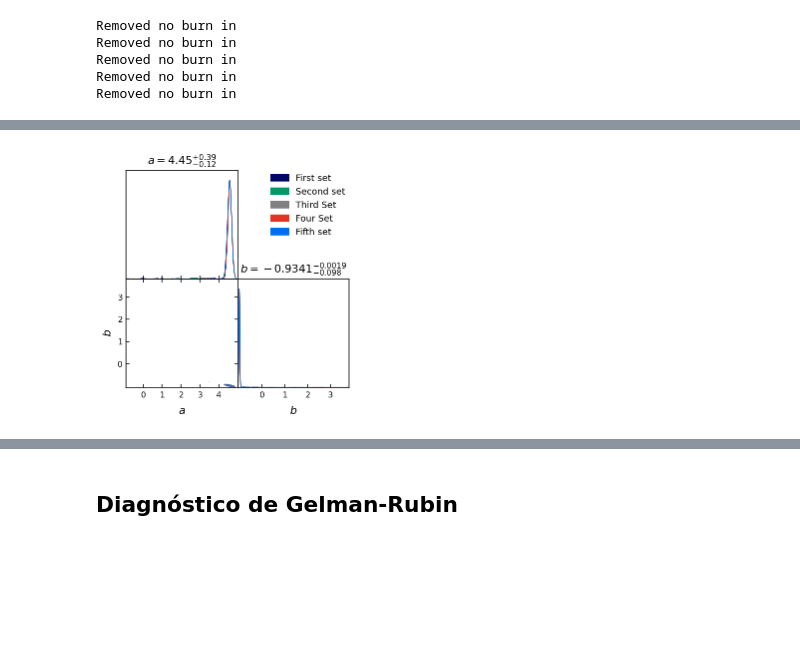
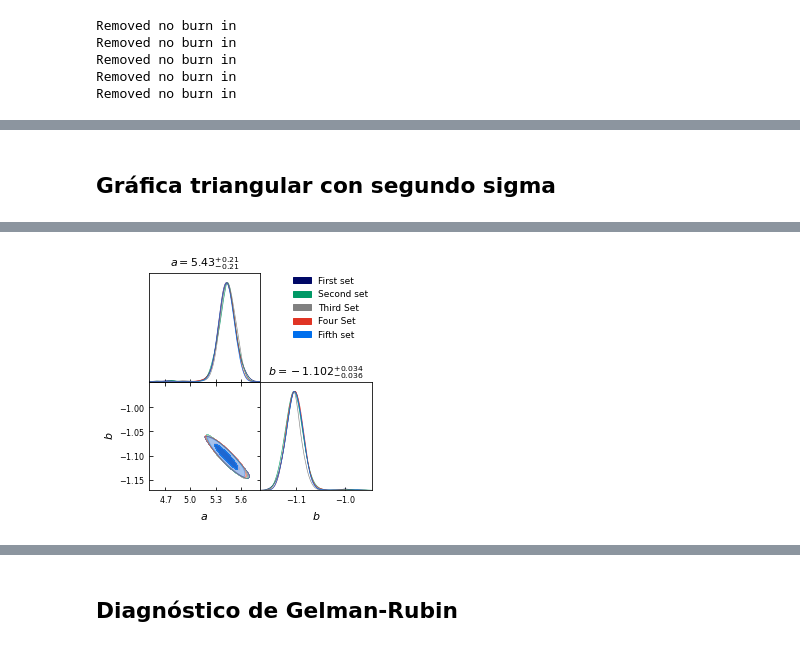
Before and after one commit to DCIDA2019/dcida2020ii-anaradi, a Jupyter notebook: Oct23/MCM.ipynb, the cells around one changed output, grey strips where cells are left out. Cells and saved outputs as stored; diff of their text form; code cells hidden in the pictures; blank space fills up the shorter version.

```diff
--- a/Oct23/MCM.ipynb
+++ b/Oct23/MCM.ipynb
@@ -114,12 +110,18 @@ MCM3(1,2)
 # %% [markdown]
 ## Multiples caminadores
 # %%
-def multMCM(l, g):
+def multMCM(arr):
     s1 = np.zeros((5, NN))
     s2 = np.zeros((5, NN))
     porca = np.zeros(5)
     porcb = np.zeros(5)
     for k in range(5):
-        s1[k], s2[k], porca[k], porcb[k]=np.copy(MCM3(l[k], g[k]))
-    return s1, s2, porca, porcb
+        s1[k], s2[k], porca[k]=np.copy(MCM3(arr[k][0], arr[k][1]))
+    return s1, s2, porca
+# %%
+pos=np.array([4.57785930375336, -0.9821623517930427])
+# %%
+#usando el arreglo como en la documentación de emcee en vez de l y g
+pos = pos + 1e-4 * np.random.randn(5, 2)
+nwalkers, ndim = pos.shape
 # %%
@@ -129,0 +130,3 @@ s1, s2, pa, pb=multMCM(l, g)
+# %%
+#se obtienen las cadenas y la aceptación en arreglos
+s1, s2, pa = multMCM(pos)
@@ -240,9 +229,13 @@ WARNING:root:fine_bins_2D not large enough for optimal density
+# %% [markdown]
+## Gráfica triangular con segundo sigma
 # %%
 # Triangle plot
 g = plots.get_subplot_plotter()
 g.settings.figure_legend_frame = False
 g.settings.title_limit_fontsize = 14
-g.triangle_plot([samples, samples2, samples3, samples4, samples5], filled=True, legend_labels = ['First set', 'Second set', 'Third Set', 'Four Set', 'Fifth set'], legend_loc='upper right',
+g.triangle_plot([samples, samples2, samples3, samples4, samples5], filled=True,
+                legend_labels = ['First set', 'Second set', 'Third Set', 'Four Set', 'Fifth set'],
+                legend_loc='upper right',
                 title_limit=2)
 #  title limit 2
 # %% [output]
@@ -259,4 +242,4 @@ WARNING:root:fine_bins_2D not large enough for optimal density
-[figure, old version]
+[figure, new version]
 # %%
 # Triangle plot
 g = plots.get_subplot_plotter()
```
Also changed, not shown: parts of 73 cells of this notebook, 1 other file.
